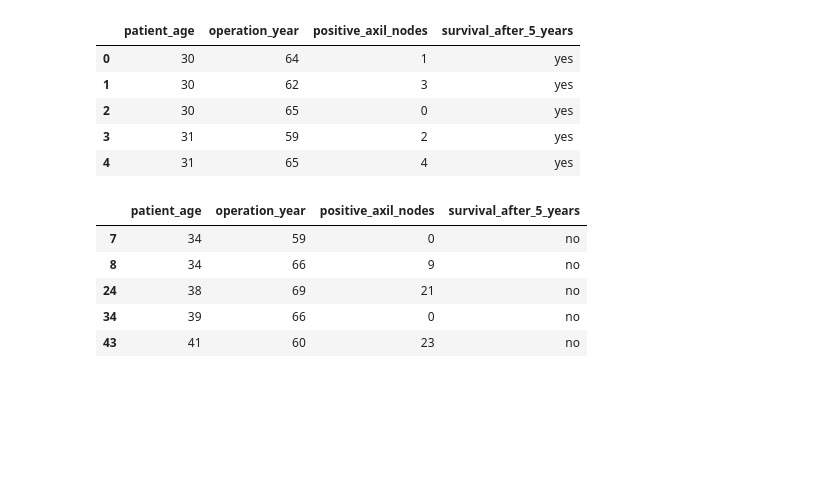
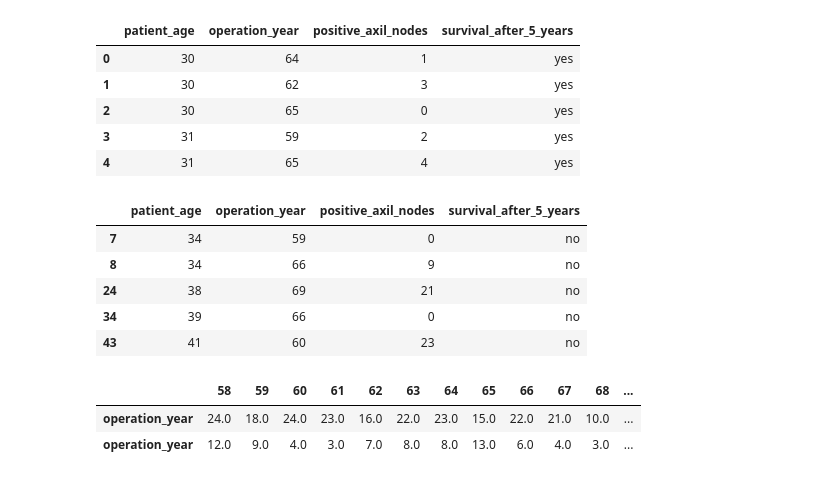
Before and after one commit to HarshitaSing/Basic_EDA, a Jupyter notebook: EDA _Test.ipynb, the cells around one changed output. Cells and saved outputs as stored; diff of their text form; code cells hidden in the pictures; blank space fills up the shorter version.

Commit message:
calculating survival & death rate

```diff
--- a/EDA _Test.ipynb
+++ b/EDA _Test.ipynb
@@ -217,3 +217,14 @@ death_df.head(5)
 | 24 | 38 | 69 | 21 | no |
 | 34 | 39 | 66 | 0 | no |
 | 43 | 41 | 60 | 23 | no |
+# %%
+rate_df = pd.DataFrame()
+rate_df = rate_df.append(surv_df["operation_year"].value_counts())
+# %%
+rate_df = rate_df.append(death_df["operation_year"].value_counts())
+# %%
+rate_df
+# %% [output]
+|  | 58 | 59 | 60 | 61 | 62 | 63 | 64 | 65 | 66 | 67 | 68 | ... |
+| operation_year | 24.0 | 18.0 | 24.0 | 23.0 | 16.0 | 22.0 | 23.0 | 15.0 | 22.0 | 21.0 | 10.0 | ... |
+| operation_year | 12.0 | 9.0 | 4.0 | 3.0 | 7.0 | 8.0 | 8.0 | 13.0 | 6.0 | 4.0 | 3.0 | ... |
```
Also changed, not shown: parts of 4 cells of this notebook.
